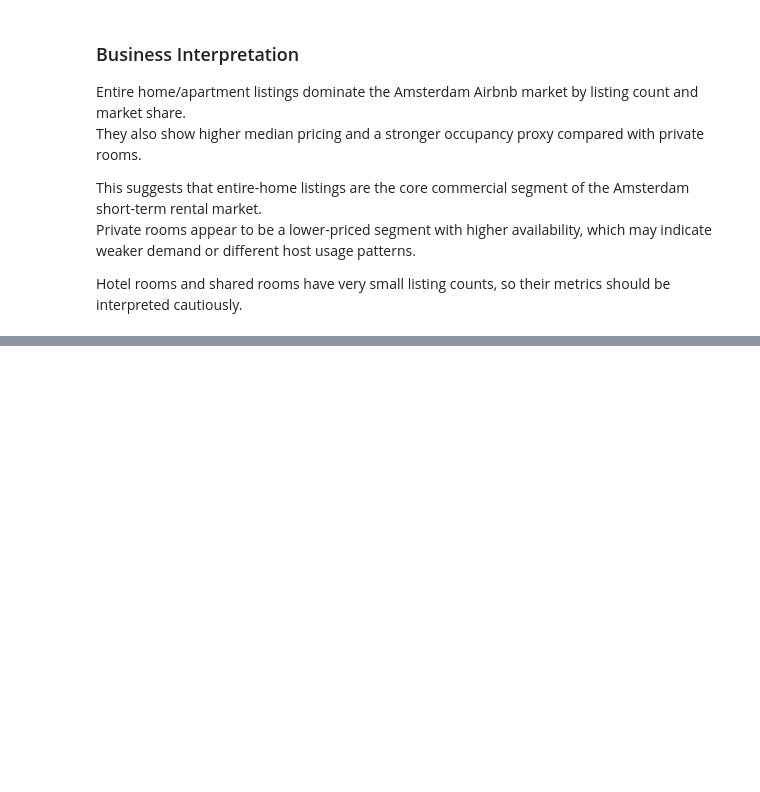
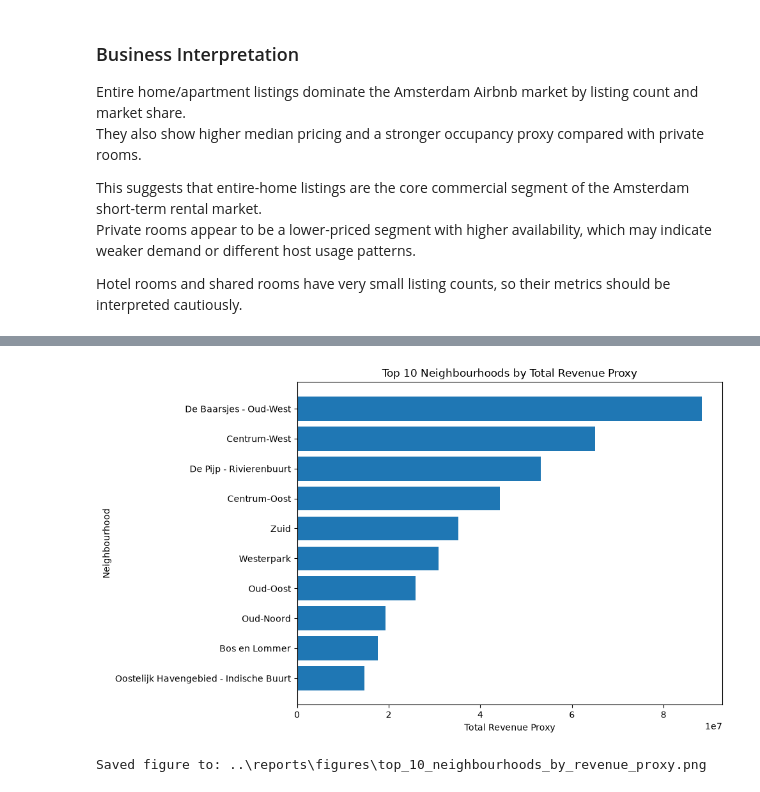
Before and after one commit to Tnadeeja/Inside-Airbnb-Market-Intelligence-Platform-Data-Engineering-Analytics-AI, a Jupyter notebook: notebooks/03_eda_business_analysis.ipynb, the cells around one changed output, grey strips where cells are left out. Cells and saved outputs as stored; diff of their text form; code cells hidden in the pictures; blank space fills up the shorter version.

```diff
--- a/notebooks/03_eda_business_analysis.ipynb
+++ b/notebooks/03_eda_business_analysis.ipynb
@@ -183,0 +346,8 @@ Hotel rooms and shared rooms have very small listing counts, so their metrics sh
+# %%
+top_neighbourhoods_by_revenue_proxy = (
+    neighbourhood_summary_df
+    .sort_values("total_revenue_proxy", ascending=False)
+    .head(10)
+)
+
+top_neighbourhoods_by_revenue_proxy
@@ -183,0 +366,20 @@ Hotel rooms and shared rooms have very small listing counts, so their metrics sh
+# %%
+plt.figure(figsize=(10, 6))
+plt.barh(
+    top_neighbourhoods_by_revenue_proxy["neighbourhood"],
+    top_neighbourhoods_by_revenue_proxy["total_revenue_proxy"]
+)
+plt.title("Top 10 Neighbourhoods by Total Revenue Proxy")
+plt.xlabel("Total Revenue Proxy")
+plt.ylabel("Neighbourhood")
+plt.gca().invert_yaxis()
+plt.tight_layout()
+
+output_path = FIGURES_PATH / "top_10_neighbourhoods_by_revenue_proxy.png"
+plt.savefig(output_path, dpi=300)
+plt.show()
+
+print(f"Saved figure to: {output_path}")
+# %% [output]
+[figure, added]
+Saved figure to: ..\reports\figures\top_10_neighbourhoods_by_revenue_proxy.png
```
Also changed, not shown: parts of 13 cells of this notebook, 4 other files.
